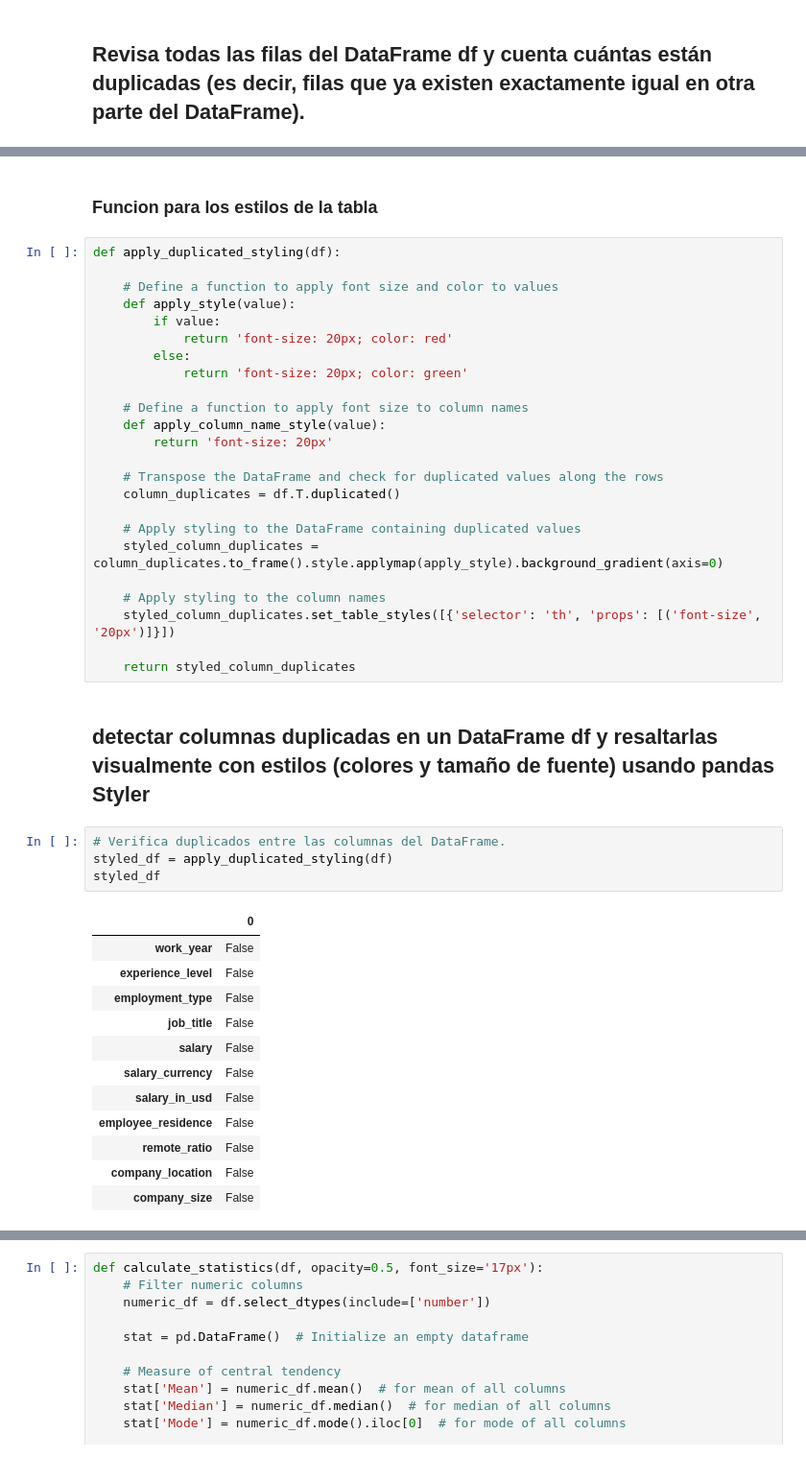
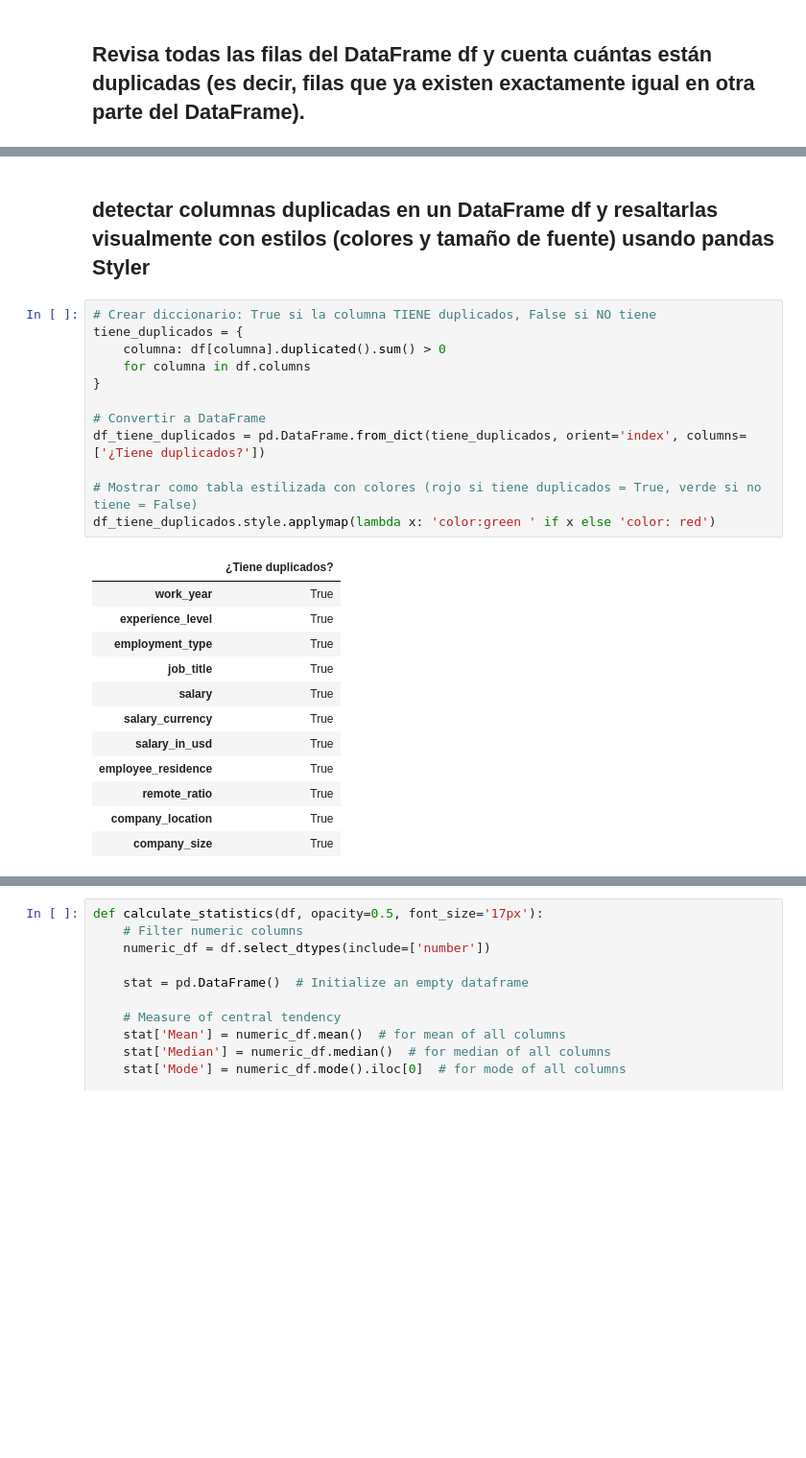
Before and after one commit to JoseLuisCM663/Practica08, a Jupyter notebook: practica08.ipynb, the cells around one changed output, grey strips where cells are left out. Shown: that part at 96% size. Drawn from its saved outputs; the diff is of its cells as text; blank space fills up the shorter version.

```diff
--- a/practica08.ipynb
+++ b/practica08.ipynb
@@ -268,46 +268,28 @@ El conjunto de datos contiene 8667 valores duplicados
-# %% [markdown]
-### Funcion para los estilos de la tabla
-# %%
-def apply_duplicated_styling(df):
-
-    # Define a function to apply font size and color to values
-    def apply_style(value):
-        if value:
-            return 'font-size: 20px; color: red'
-        else:
-            return 'font-size: 20px; color: green'
-
-    # Define a function to apply font size to column names
-    def apply_column_name_style(value):
-        return 'font-size: 20px'
-
-    # Transpose the DataFrame and check for duplicated values along the rows
-    column_duplicates = df.T.duplicated()
-
-    # Apply styling to the DataFrame containing duplicated values
-    styled_column_duplicates = column_duplicates.to_frame().style.applymap(apply_style).background_gradient(axis=0)
-
-    # Apply styling to the column names
-    styled_column_duplicates.set_table_styles([{'selector': 'th', 'props': [('font-size', '20px')]}])
-
-    return styled_column_duplicates
 # %% [markdown]
 ## detectar columnas duplicadas en un DataFrame df y resaltarlas visualmente con estilos (colores y tamaño de fuente) usando pandas Styler
 # %%
-# Verifica duplicados entre las columnas del DataFrame.
-styled_df = apply_duplicated_styling(df)
-styled_df
+# Crear diccionario: True si la columna TIENE duplicados, False si NO tiene
+tiene_duplicados = {
+    columna: df[columna].duplicated().sum() > 0
+    for columna in df.columns
+}
+
+# Convertir a DataFrame
+df_tiene_duplicados = pd.DataFrame.from_dict(tiene_duplicados, orient='index', columns=['¿Tiene duplicados?'])
+
+# Mostrar como tabla estilizada con colores (rojo si tiene duplicados = True, verde si no tiene = False)
+df_tiene_duplicados.style.applymap(lambda x: 'color:green ' if x else 'color: red')
 # %% [output]
-|  | 0 |
-| work_year | False |
-| experience_level | False |
-| employment_type | False |
-| job_title | False |
-| salary | False |
-| salary_currency | False |
-| salary_in_usd | False |
-| employee_residence | False |
-| remote_ratio | False |
-| company_location | False |
-| company_size | False |
+|  | ¿Tiene duplicados? |
+| work_year | True |
+| experience_level | True |
+| employment_type | True |
+| job_title | True |
+| salary | True |
+| salary_currency | True |
+| salary_in_usd | True |
+| employee_residence | True |
+| remote_ratio | True |
+| company_location | True |
+| company_size | True |
 # %% [markdown]
```
Also changed, not shown: parts of 8 cells of this notebook.
